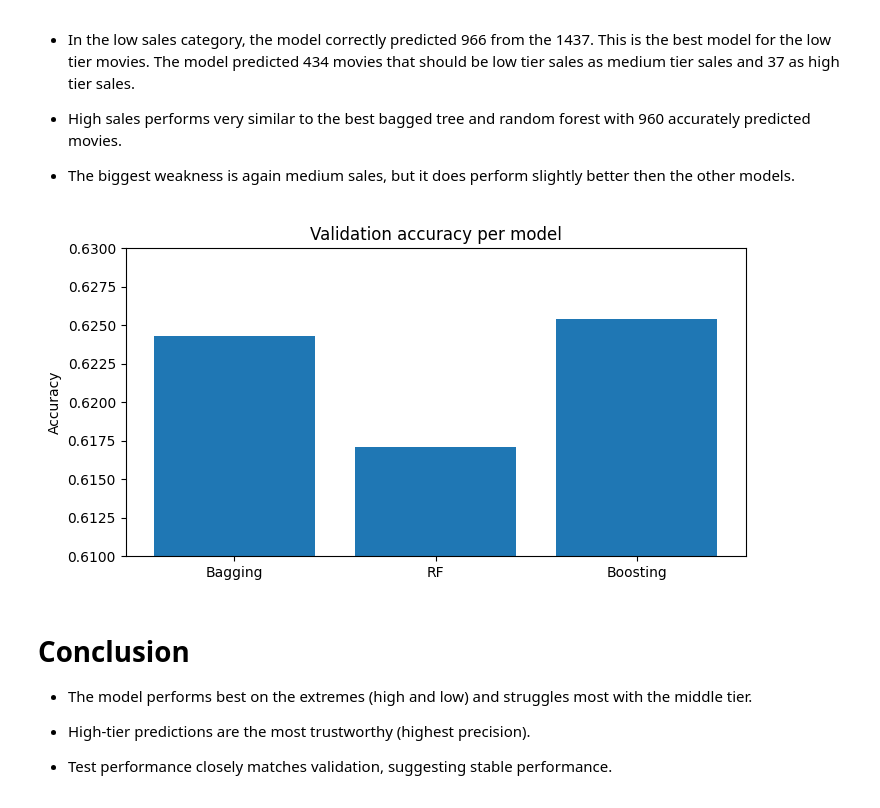
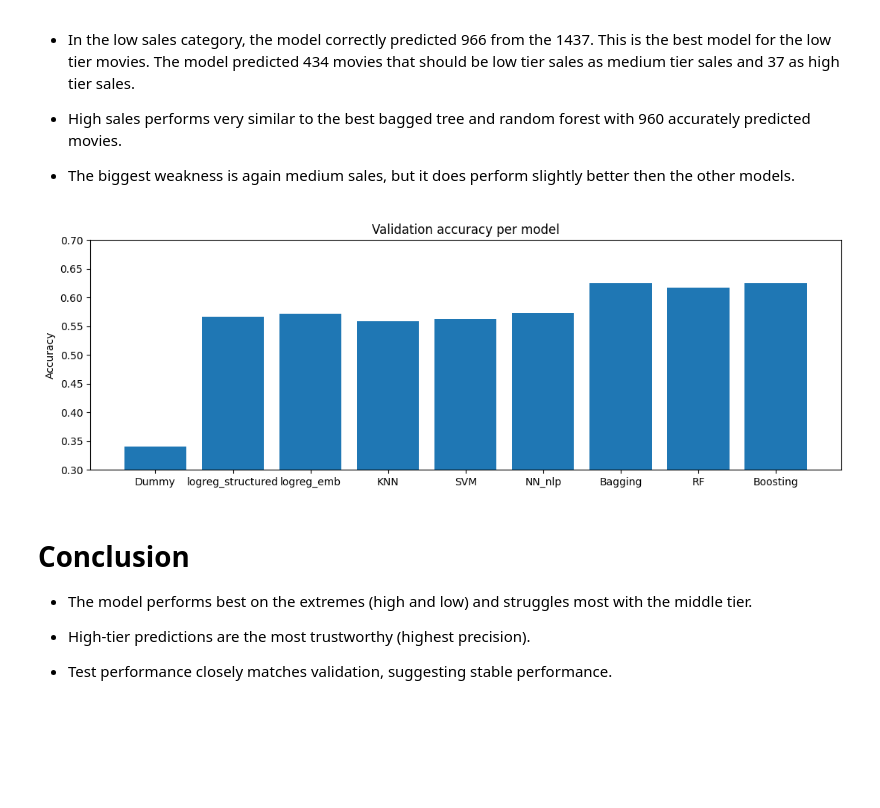
Before and after one commit to Simerblur/bjj, a Jupyter notebook: Tree_based_models_bart.ipynb, the cells around one changed output. Drawn from its saved outputs; the diff is of its cells as text; code cells hidden in the pictures; blank space fills up the shorter version.

```diff
--- a/Tree_based_models_bart.ipynb
+++ b/Tree_based_models_bart.ipynb
@@ -703,17 +703,19 @@ The best boosted model is the XGBoost model (61.55% accuracy). It performs a lit
 - The biggest weakness is again medium sales, but it does perform slightly better then the other models.
 # %%
 #Create a dictionary of all the best model performances
-accuracy_per_model = {"Bagging": 0.6243, "RF": 0.6171, "Boosting": 0.6254}
+#Hardcoded because of different jupyter notenbooks :)
+#Note: The dummy, logreg, KNN, SVM
+accuracy_per_model = {"Dummy": 0.34, "logreg_structured": 0.566, "logreg_emb": 0.571, "KNN": 0.558, "SVM": 0.563, "NN_nlp": 0.573, "Bagging": 0.6243, "RF": 0.6171, "Boosting": 0.6254}
 # %%
 #barchart of the model performances
-plt.figure(figsize=(8,4))
+plt.figure(figsize=(13,4))
 plt.bar(accuracy_per_model.keys(), accuracy_per_model.values())
 plt.ylabel("Accuracy")
 plt.title("Validation accuracy per model")
-plt.ylim(0.61, 0.63)  #adjust the scale to make it easier to interpret
+plt.ylim(0.3, 0.7)  #adjust the scale to make it easier to interpret
 plt.show()
 # %% [output]
-[figure, old version]
+[figure, new version]
 # %% [markdown]
 # Conclusion
 
```
Also changed, not shown: 1 other file.
